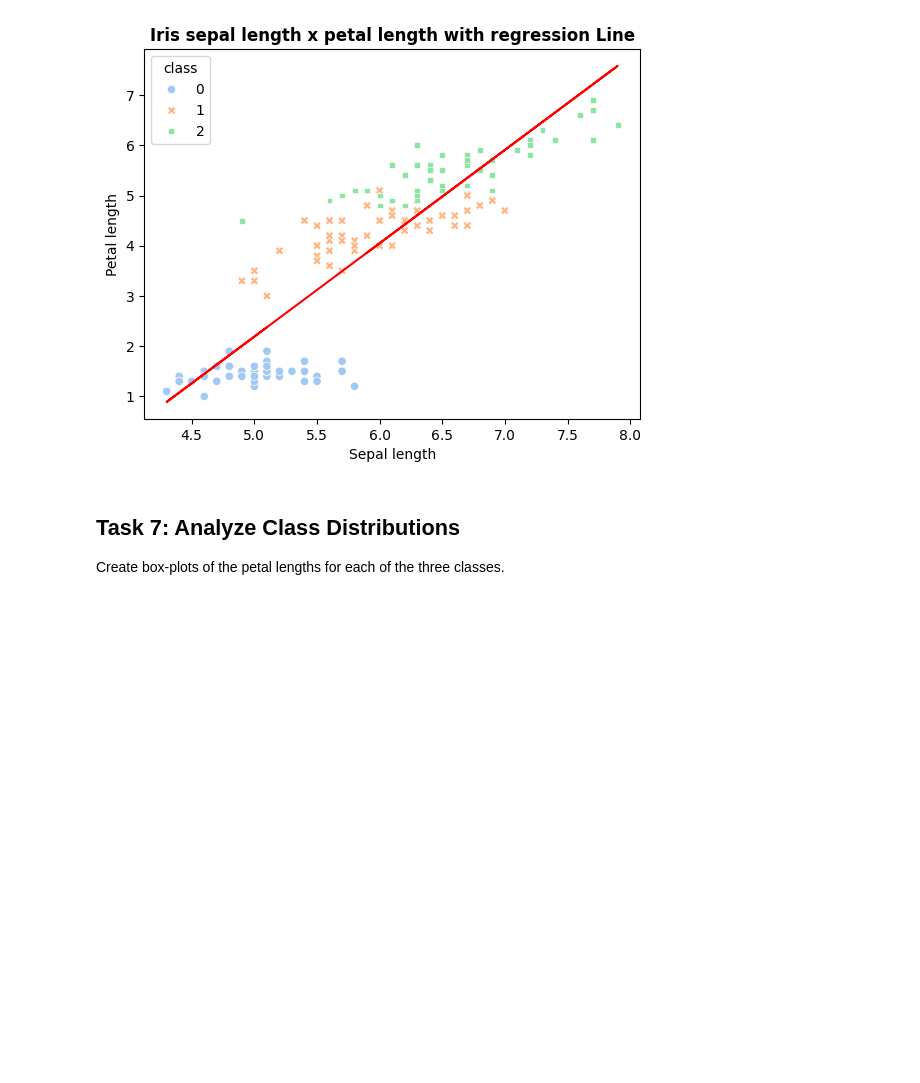
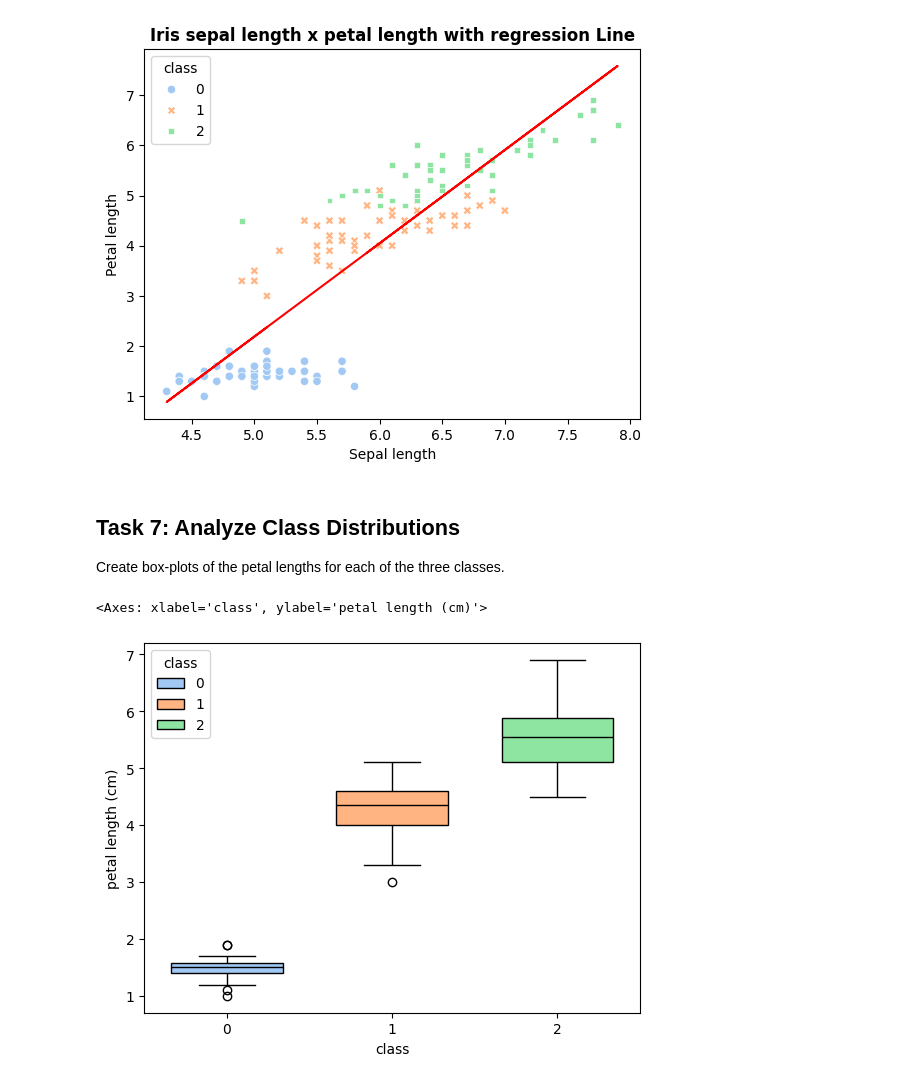
Before and after one commit to quyenphanlyons/data_analytics, a Jupyter notebook: tasks.ipynb, the cells around one changed output. Saved outputs shown, nothing was run; the diff lists cells and outputs as text; code cells hidden in the pictures; blank space fills up the shorter version.

```diff
--- a/tasks.ipynb
+++ b/tasks.ipynb
@@ -173,3 +173,9 @@ Text(0.5, 1.0, 'Iris sepal length x petal length with regression Line')
 # %% [markdown]
 ## Task 7: Analyze Class Distributions
 Create box-plots of the petal lengths for each of the three classes.
+# %%
+# Create the box plot
+sns.boxplot(data=iris_array, x='class', y=y, hue='class', orient='v', palette='pastel', saturation=1, fill=True, dodge='auto', width=0.75, gap=0.1, whis=1.5, linecolor='k')
+# %% [output]
+<Axes: xlabel='class', ylabel='petal length (cm)'>
+[figure, added]
```
